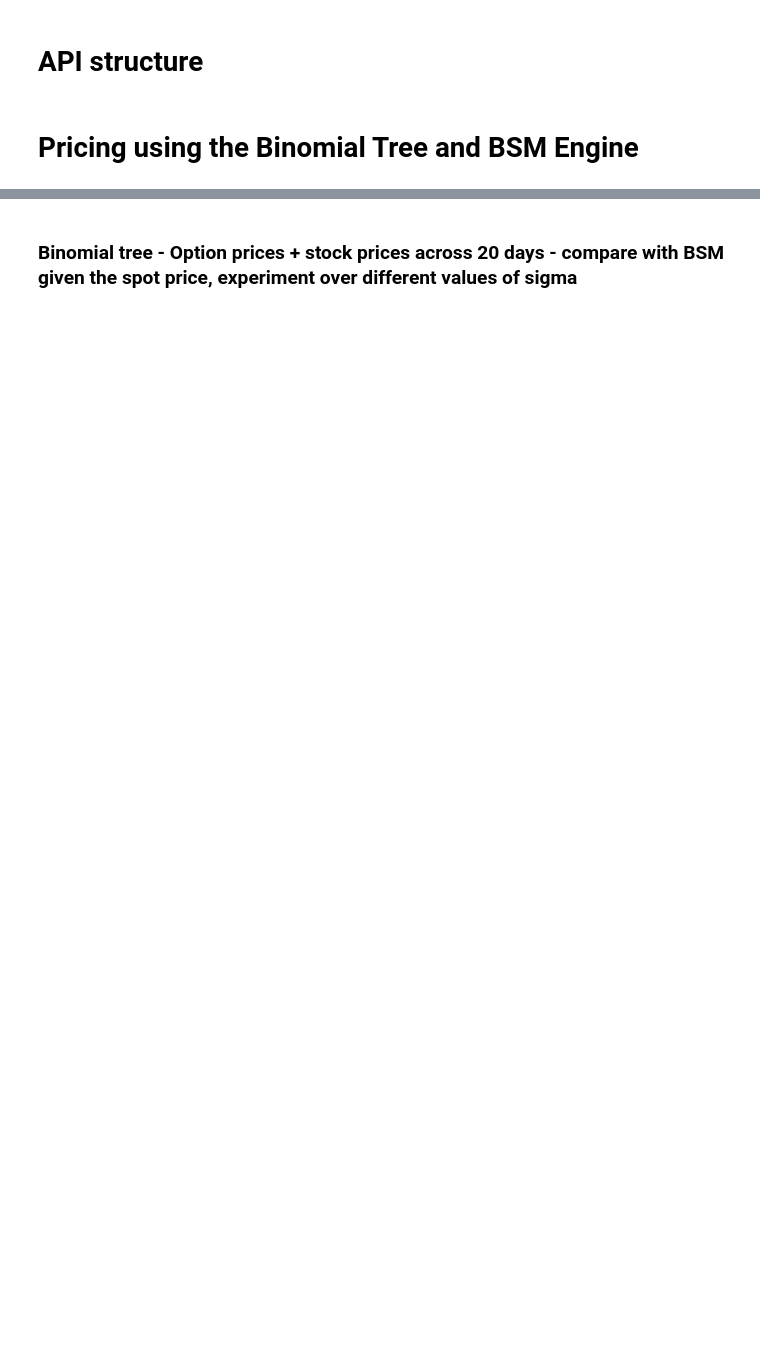
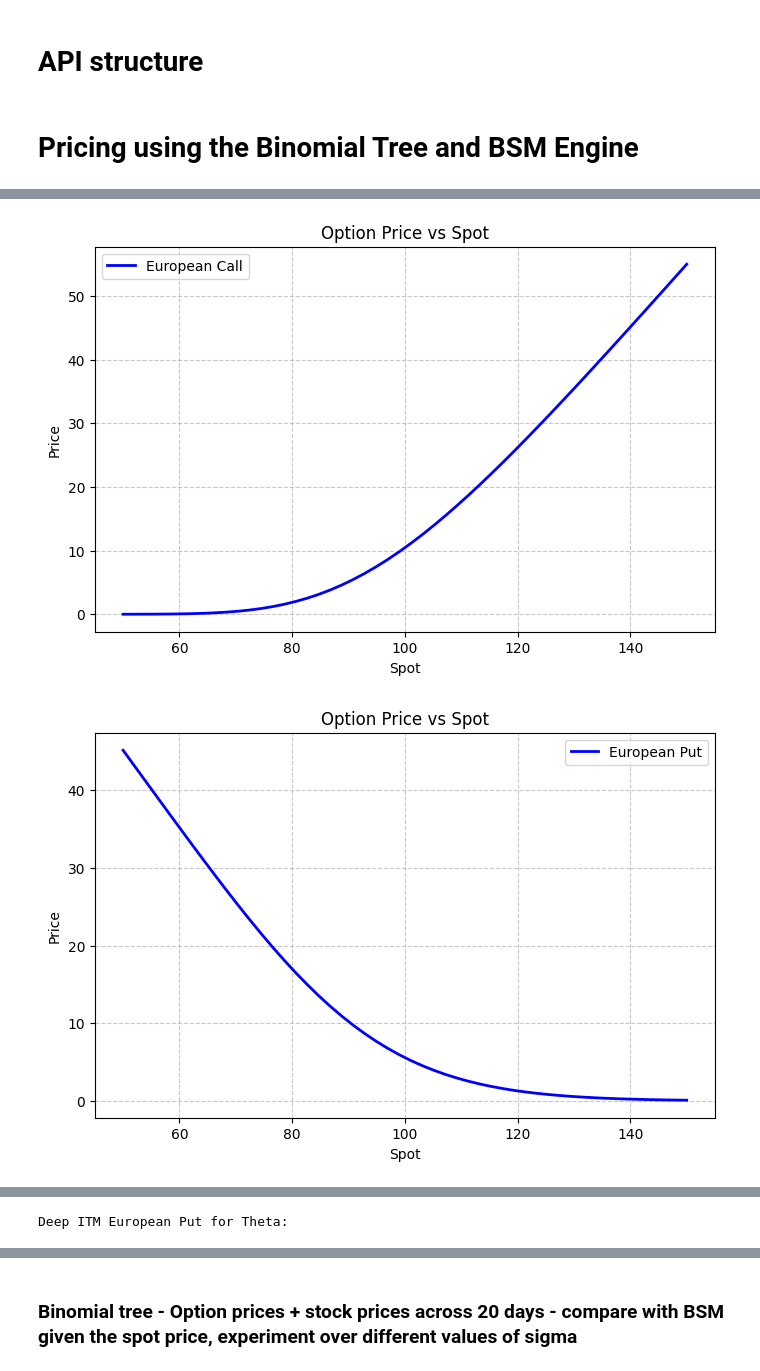
Before and after one commit to Sakii0912/Options_Pricing_Engine, a Jupyter notebook: notebooks/BSM_Binomial.ipynb, the cells around one changed output, grey strips where cells are left out. Cells and saved outputs as stored; diff of their text form; code cells hidden in the pictures; blank space fills up the shorter version.

```diff
--- a/notebooks/BSM_Binomial.ipynb
+++ b/notebooks/BSM_Binomial.ipynb
@@ -26,0 +72,33 @@ INCLUDE IMPORTANT = deep ITM European Puts
+# %%
+spot_range = np.linspace(50, 150, 50)
+vol_range = np.linspace(0.05, 0.8, 50)
+time_range = np.linspace(0.01, 2.0, 50)
+rate_range = np.linspace(0.0, 0.2, 50)
+
+# Delta Proxy
+plot_sensitivities(eur_call, market_no_div, 'spot', spot_range, engine="bsm")
+plot_sensitivities(eur_put, market_no_div, 'spot', spot_range, engine="bsm")
+
+# Vega Proxy
+plot_sensitivities(eur_call, market_no_div, 'volatility', vol_range, engine="binomial", steps=200)
+plot_sensitivities(eur_put, market_no_div, 'volatility', vol_range, engine="binomial", steps=200)
+
+# Theta Proxy
+plot_sensitivities(eur_call, market_no_div, 'maturity', time_range, engine="bsm")
+plot_sensitivities(eur_put, market_no_div, 'maturity', time_range, engine="bsm")
+
+# Rho Proxy
+plot_sensitivities(eur_call, market_no_div, 'rate', rate_range, engine="bsm")
+plot_sensitivities(eur_put, market_no_div, 'rate', rate_range, engine="bsm")
+
+
+
+print("Deep ITM European Put for Theta:")
+# IMPORTANT CASE: Deep ITM European Put for Theta
+# Notice how the curve bends upward as time approaches 0 (meaning positive theta!)
+deep_itm_put = Option(strike=150.0, maturity=2.0, option_type=OptionType.PUT, style=OptionStyle.EUROPEAN)
+market_low_spot = MarketData(spot=50.0, rate=0.05, volatility=0.2)
+plot_sensitivities(deep_itm_put, market_low_spot, 'maturity', time_range, engine="bsm")
+# %% [output]
+[figure, added]
+[figure, added]
@@ -26,0 +111 @@ INCLUDE IMPORTANT = deep ITM European Puts
+Deep ITM European Put for Theta:
```
Also changed, not shown: parts of 14 cells of this notebook, 3 other files.
